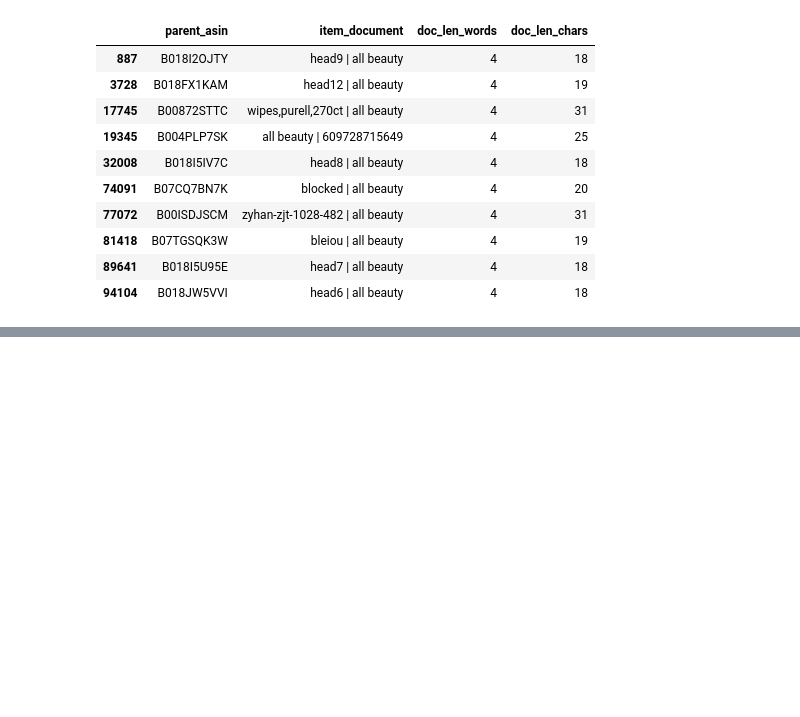
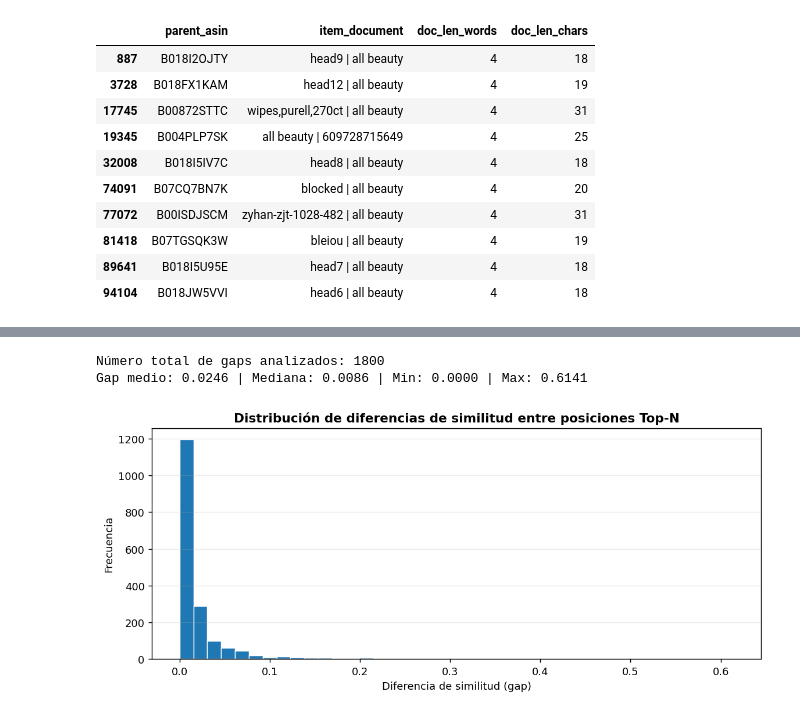
Before and after one commit to jwyangyin/TFM, a Jupyter notebook: TFM_Notebook_2_(Master_Data_Science)_Sistema_de_recomendación_basado_en_contenido_(Content_Based_Filtering).ipynb, the cells around one changed output, grey strips where cells are left out. Saved outputs shown, nothing was run; the diff lists cells and outputs as text; code cells hidden in the pictures; blank space fills up the shorter version.

```diff
--- a/TFM_Notebook_2_(Master_Data_Science)_Sistema_de_recomendación_basado_en_contenido_(Content_Based_Filtering).ipynb
+++ b/TFM_Notebook_2_(Master_Data_Science)_Sistema_de_recomendación_basado_en_contenido_(Content_Based_Filtering).ipynb
@@ -1853,0 +2112,44 @@ asimétrica, con muchos valores bajos y una cola derecha que concentre los ítem
+# %%
+# =========================================================
+# Estabilidad del ranking Top-N:
+# =========================================================
+
+# Aseguramos orden correcto por semilla y similitud:
+recs_sorted = (
+    recs_df
+    .sort_values(["seed_parent_asin", "sim"], ascending=[True, False])
+    .copy()
+)
+
+# Calculamos diferencias de similitud entre posiciones consecutivas:
+recs_sorted["sim_gap"] = (
+    recs_sorted
+    .groupby("seed_parent_asin")["sim"]
+    .diff(periods=-1)   # sim(pos i) - sim(pos i+1)
+)
+
+# Eliminamos la última posición (NaN):
+gaps = recs_sorted["sim_gap"].dropna().values
+
+print("Número total de gaps analizados:", len(gaps))
+print(
+    f"Gap medio: {np.mean(gaps):.4f} | "
+    f"Mediana: {np.median(gaps):.4f} | "
+    f"Min: {np.min(gaps):.4f} | "
+    f"Max: {np.max(gaps):.4f}"
+)
+# %% [output]
+Número total de gaps analizados: 1800
+Gap medio: 0.0246 | Mediana: 0.0086 | Min: 0.0000 | Max: 0.6141
+# %%
+# Histograma de gaps:
+plt.figure(figsize=(9, 4), dpi=130)
+plt.hist(gaps, bins=40, edgecolor="white", linewidth=0.8)
+plt.title("Distribución de diferencias de similitud entre posiciones Top-N", fontweight="bold")
+plt.xlabel("Diferencia de similitud (gap)")
+plt.ylabel("Frecuencia")
+plt.grid(True, axis="y", alpha=0.25)
+plt.tight_layout()
+plt.show()
+# %% [output]
+[figure, added]
```
Also changed, not shown: parts of 21 cells of this notebook.
